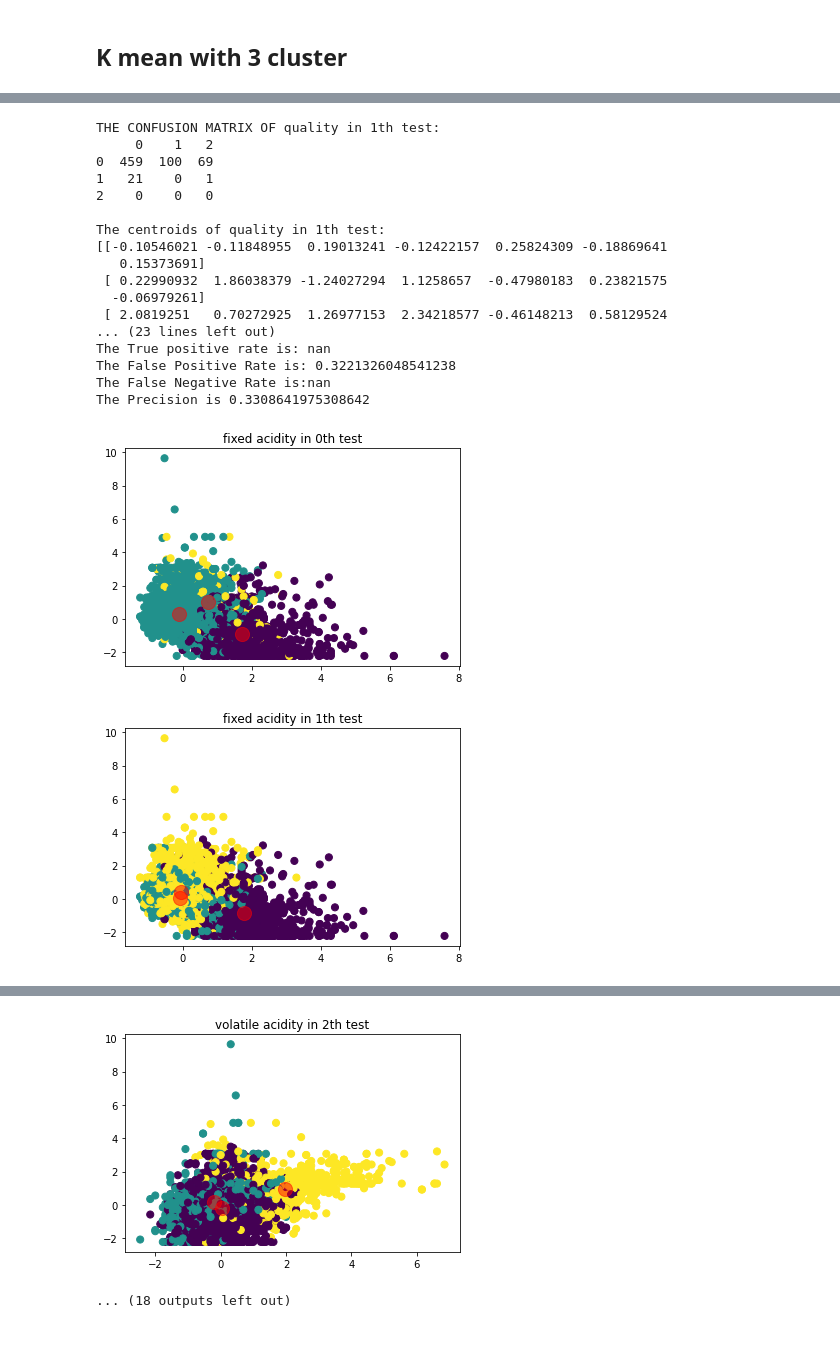
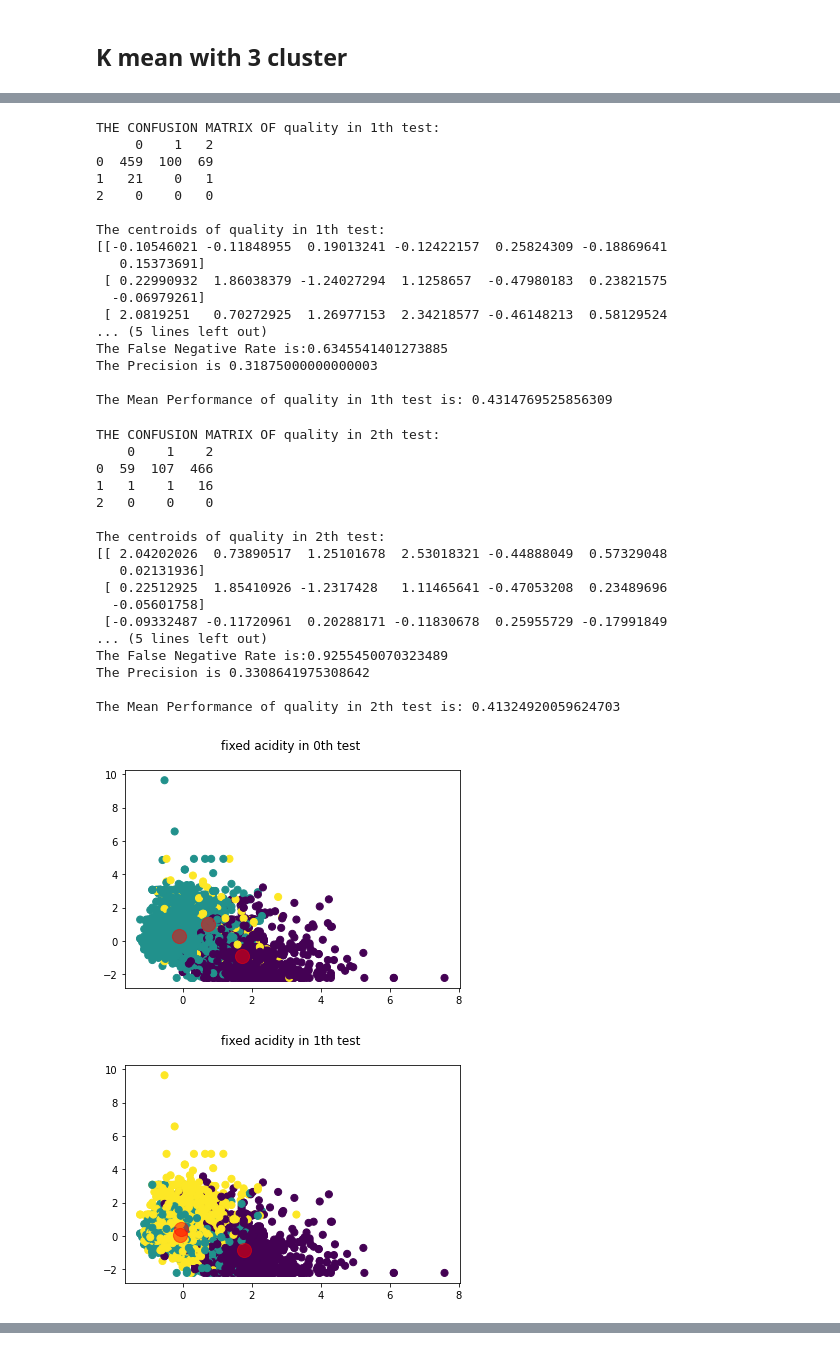
Before and after one commit to kohi2112002/WineQuality, a Jupyter notebook: WineQuality_CMForAll.ipynb, the cells around one changed output, grey strips where cells are left out. Drawn from its saved outputs; the diff is of its cells as text; code cells hidden in the pictures.

```diff
--- a/WineQuality_CMForAll.ipynb
+++ b/WineQuality_CMForAll.ipynb
@@ -153,7 +149,11 @@ def re_cm(cnf_matrix):
   # Overall accuracy
   ACC = (TP+TN)/(TP+FP+FN+TN)
 
-  return [np.mean(ACC), np.mean(TPR), np.mean(FPR), np.mean(FNR), np.mean(PPV)]
+  TPR[np.isnan(TPR)] = mean(TPR[np.logical_not(np.isnan(TPR))])
+  FNR[np.isnan(FNR)] = mean(FNR[np.logical_not(np.isnan(FNR))])
+  PPV[np.isnan(PPV)] = mean(PPV[np.logical_not(np.isnan(PPV))])
+
+  return [ACC, TPR, FPR, FNR, PPV]
 # %%
 #This function plot the train data and centroid
 def Khoi_PLOT(train_data, centers, train_labels, figure, _title):
@@ -167,6 +174,9 @@ def Khoi_PLOT(train_data, centers, train_labels, figure, _title):
 len_target = len(all_label_target)
 k = 0
 index = 0
+lb_2_lst = []
+TP_lst = []
+FP_lst = []
 while index < len_target:
   # Get needed data
   [train, test, y_actual] = needed_data(opt_data, all_label_target[index], index)
@@ -188,9 +198,13 @@ while index < len_target:
     cal = re_cm(cmatrix)
     print("THE CONFUSION MATRIX OF {0} in {1}th test: \n{2}\n".format(all_label_target[index], j, cm_table))
     print("The centroids of {0} in {1}th test: \n{2}\n".format(all_label_target[index], j, centroids[j]))
-    print("The Accuracy is: {0} \nThe True positive rate is: {1} \nThe False Positive Rate is: {2} \nThe False Negative Rate is:{3} \nThe Precision is {4}\n".format(cal[0], cal[1], cal[2], cal[3], cal[4]))
-    print("The Mean Performance of {0} in {1}th test is: {2}".format(all_label_target[index], j, mean(cal[1:])))
+    print("The Accuracy is: {0} \nThe True positive rate is: {1} \nThe False Positive Rate is: {2} \nThe False Negative Rate is:{3} \nThe Precision is {4}\n".format(np.mean(cal[0]), np.mean(cal[1]), np.mean(cal[2]), np.mean(cal[3]), np.mean(cal[4])))
+    print("The Mean Performance of {0} in {1}th test is: {2}".format(all_label_target[index], j, mean([np.mean(cal[1]), np.mean(cal[2]), np.mean(cal[3]), np.mean(cal[4])])))
     Khoi_PLOT(train[j], centroids[j], model_kmeans.labels_, k, "{0} in {1}th test \n".format(all_label_target[index], j))
+    #Store
+    lb_2_lst.append("{0} in {1}th test \n".format(all_label_target[index], j))
+    TP_lst.append(cal[1])
+    FP_lst.append(cal[2])
     k += 1
     j += 1
   index += 1
@@ -246,6 +278,9 @@ The Mean Performance of quality in 2th test is: 0.5050175529162766
 len_target = len(all_label_target)
 k = 0
 index = 0
+lb_3_lst = []
+TP_lst_3 = []
+FP_lst_3 = []
 while index < len_target:
   # Get needed data
   [train, test, y_actual] = needed_data(opt_data, all_label_target[index], index)
@@ -269,8 +304,13 @@ while index < len_target:
     cal = re_cm(cmatrix)
     print("THE CONFUSION MATRIX OF {0} in {1}th test: \n{2}\n".format(all_label_target[index], j, cm_table))
     print("The centroids of {0} in {1}th test: \n{2}\n".format(all_label_target[index], j, centroids[j]))
-    print("The Accuracy is: {0} \nThe True positive rate is: {1} \nThe False Positive Rate is: {2} \nThe False Negative Rate is:{3} \nThe Precision is {4}\n".format(cal[0], cal[1], cal[2], cal[3], cal[4]))
-    Khoi_PLOT(train[j], centroids[j], model_kmeans.labels_, k, "{0} in {1}th test".format(all_label_target[index], j))
+    print("The Accuracy is: {0} \nThe True positive rate is: {1} \nThe False Positive Rate is: {2} \nThe False Negative Rate is:{3} \nThe Precision is {4}\n".format(np.mean(cal[0]), np.mean(cal[1]), np.mean(cal[2]), np.mean(cal[3]), np.mean(cal[4])))
+    print("The Mean Performance of {0} in {1}th test is: {2}".format(all_label_target[index], j, mean([np.mean(cal[1]), np.mean(cal[2]), np.mean(cal[3]), np.mean(cal[4])])))
+    Khoi_PLOT(train[j], centroids[j], model_kmeans.labels_, k, "{0} in {1}th test \n".format(all_label_target[index], j))
+    #Store
+    lb_3_lst.append("{0} in {1}th test \n".format(all_label_target[index], j))
+    TP_lst_3.append(cal[1])
+    FP_lst_3.append(cal[2])
     k += 1
     j += 1
   index += 1
@@ -363,19 +403,36 @@ The Precision is 0.31901840490797545
 THE CONFUSION MATRIX OF quality in 1th test:
      0    1   2
 0  459  100  69
 1   21    0   1
 2    0    0   0
 
 The centroids of quality in 1th test:
 [[-0.10546021 -0.11848955  0.19013241 -0.12422157  0.25824309 -0.18869641
    0.15373691]
  [ 0.22990932  1.86038379 -1.24027294  1.1258657  -0.47980183  0.23821575
   -0.06979261]
  [ 2.0819251   0.70272925  1.26977153  2.34218577 -0.46148213  0.58129524
-... (23 lines left out)
-The True positive rate is: nan
-The False Positive Rate is: 0.3221326048541238
-The False Negative Rate is:nan
-The Precision is 0.3308641975308642
+... (5 lines left out)
+The False Negative Rate is:0.6345541401273885
+The Precision is 0.31875000000000003
+
+The Mean Performance of quality in 1th test is: 0.4314769525856309
+THE CONFUSION MATRIX OF quality in 2th test:
+    0    1    2
+0  59  107  466
+1   1    1   16
+2   0    0    0
+
+The centroids of quality in 2th test:
+[[ 2.04202026  0.73890517  1.25101678  2.53018321 -0.44888049  0.57329048
+   0.02131936]
+ [ 0.22512925  1.85410926 -1.2317428   1.11465641 -0.47053208  0.23489696
+  -0.05601758]
+ [-0.09332487 -0.11720961  0.20288171 -0.11830678  0.25955729 -0.17991849
+... (5 lines left out)
+The False Negative Rate is:0.9255450070323489
+The Precision is 0.3308641975308642
+
+The Mean Performance of quality in 2th test is: 0.41324920059624703
-[figure, old version]
+[figure, new version]
-[figure, old version]
+[figure, new version]
@@ -385,2 +441,0 @@ The Precision is 0.3308641975308642
-[figure, removed]
-... (18 outputs left out)
```
Also changed, not shown: parts of 6 cells of this notebook.
